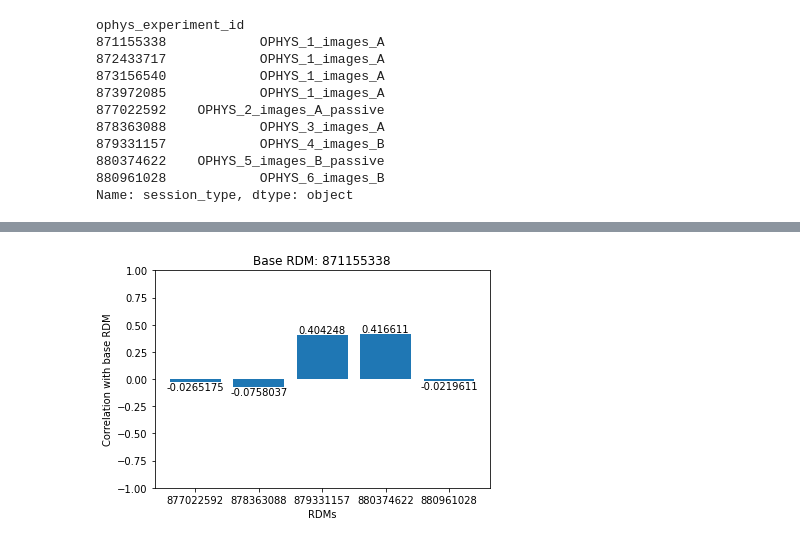
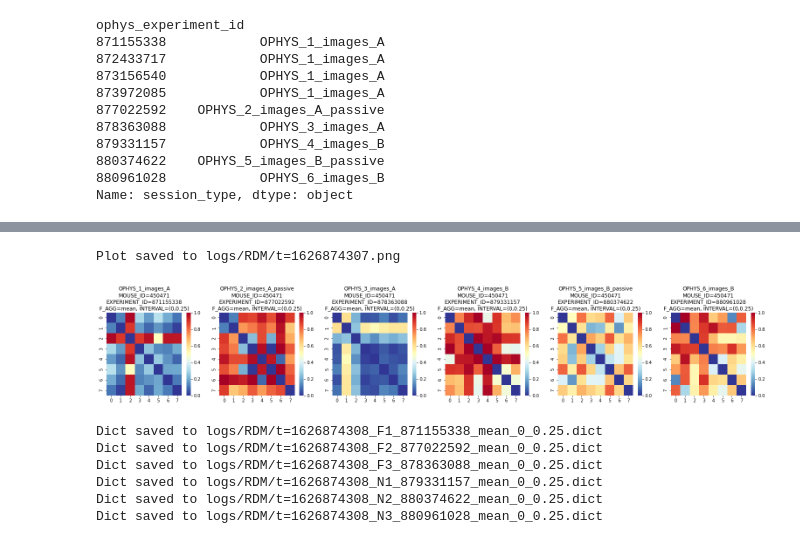
Before and after one commit to seungjaeryanlee/nma-cn-project, a Jupyter notebook: population_analysis.ipynb, the cells around one changed output, grey strips where cells are left out. Drawn from its saved outputs; the diff is of its cells as text; code cells hidden in the pictures.

Commit message:
Use experiment dictionaries for RDMs

```diff
--- a/population_analysis.ipynb
+++ b/population_analysis.ipynb
@@ -246,0 +167,27 @@ def plot_RDM_correlations(RDMs_dict, base_RDM_key):
+# %%
+def plot_RDM_with_dict(experiments_dict, cmap="RdYlBu_r", save_dir="logs/RDM", save_fig_as=None):
+    """
+    Plot the RDMs inside the given dictionary of experiments.
+    """
+    fig, axs = plt.subplots(1, len(experiments_dict), figsize=(4.5 * len(experiments_dict), 3.5))
+
+    for i, experiment_dict in enumerate(experiments_dict.values()):
+        ax = axs[i] if len(experiments_dict) > 1 else axs
+        experiment_id = experiment_dict["experiment_id"]
+        f_agg = experiment_dict["f_agg"]
+        start_timedelta = experiment_dict["start_timedelta"]
+        end_timedelta = experiment_dict["end_timedelta"]
+        RDM = experiment_dict["RDM"]
+        mouse_id = experiment_dict["mouse_id"]
+        session_type = experiment_dict["session_type"]
+
+        sns.heatmap(RDM, ax=ax, cmap=cmap, vmin=0.0, vmax=1.0)
+        ax.set_title(f"{session_type}\nMOUSE_ID={mouse_id}\nEXPERIMENT_ID={experiment_id}\nF_AGG={f_agg.__name__}, INTERVAL=({start_timedelta},{end_timedelta})")
+
+    # Save plot
+    os.makedirs(save_dir, exist_ok=True)
+    timestamp = f"t={int(time.time())}"
+    if save_fig_as is None:
+        save_fig_as = timestamp
+    fig.savefig(f"{save_dir}/{save_fig_as}.png", bbox_inches="tight", pad_inches=0)
+    print(f"Plot saved to {save_dir}/{save_fig_as}.png")
@@ -304,4 +280,27 @@ plot_RDM_correlations(N_RDMs_dict, N1)
-# %%
-plot_RDM_correlations({**F_RDMs_dict, **N_RDMs_dict}, F1)
-# %% [output]
-[figure, removed]
+# %%
+experiments_dict = {
+    "F1": { "experiment_id": 871155338, "f_agg": np.mean, "start_timedelta": 0, "end_timedelta": 0.25 },
+    "F2": { "experiment_id": 877022592, "f_agg": np.mean, "start_timedelta": 0, "end_timedelta": 0.25 },
+    "F3": { "experiment_id": 878363088, "f_agg": np.mean, "start_timedelta": 0, "end_timedelta": 0.25 },
+    "N1": { "experiment_id": 879331157, "f_agg": np.mean, "start_timedelta": 0, "end_timedelta": 0.25 },
+    "N2": { "experiment_id": 880374622, "f_agg": np.mean, "start_timedelta": 0, "end_timedelta": 0.25 },
+    "N3": { "experiment_id": 880961028, "f_agg": np.mean, "start_timedelta": 0, "end_timedelta": 0.25 },
+}
+# %%
+experiments_dict = add_metadata_to_dict(experiments_dict)
+# %%
+experiments_dict = add_RDM_to_dict(experiments_dict)
+# %%
+plot_RDM_with_dict(experiments_dict)
+# %% [output]
+Plot saved to logs/RDM/t=1626874307.png
+[figure, added]
+# %%
+save_dict(experiments_dict)
+# %% [output]
+Dict saved to logs/RDM/t=1626874308_F1_871155338_mean_0_0.25.dict
+Dict saved to logs/RDM/t=1626874308_F2_877022592_mean_0_0.25.dict
+Dict saved to logs/RDM/t=1626874308_F3_878363088_mean_0_0.25.dict
+Dict saved to logs/RDM/t=1626874308_N1_879331157_mean_0_0.25.dict
+Dict saved to logs/RDM/t=1626874308_N2_880374622_mean_0_0.25.dict
+Dict saved to logs/RDM/t=1626874308_N3_880961028_mean_0_0.25.dict
```
Also changed, not shown: parts of 24 cells of this notebook.
